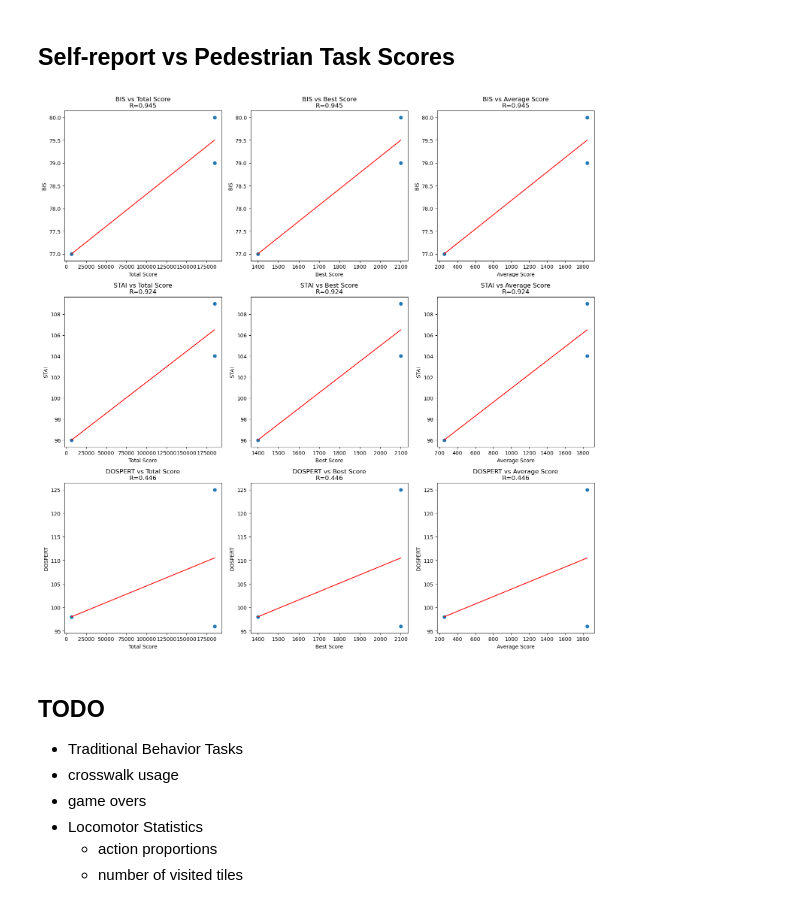
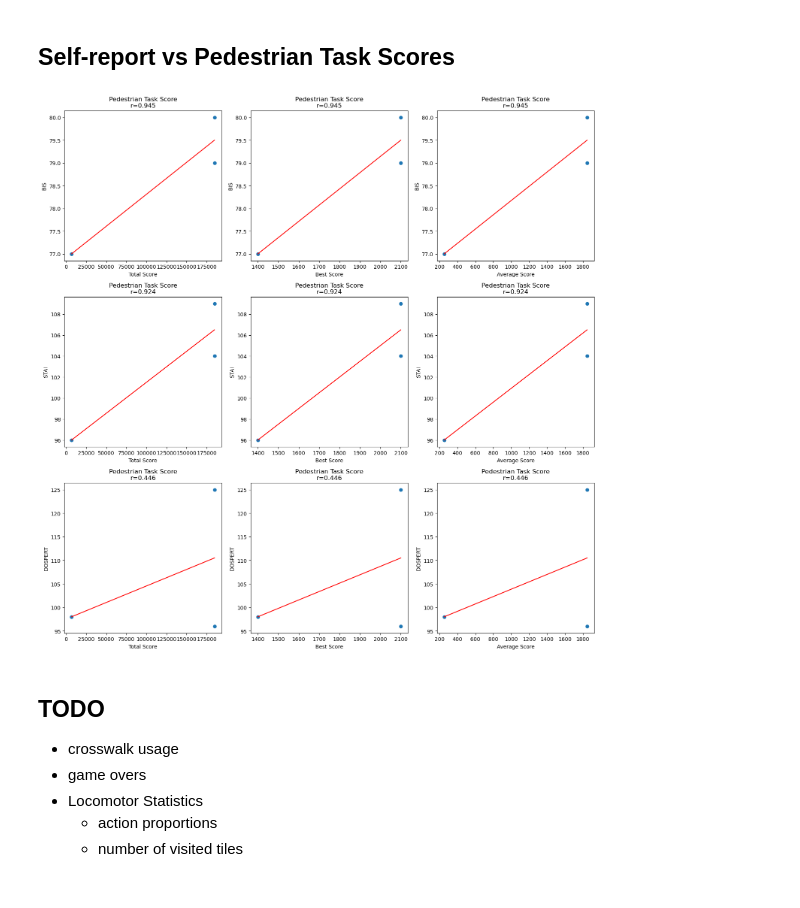
Before and after one commit to bugoverdose/PedestrianEnv, a Jupyter notebook: analysis/correlations.ipynb, the cells around one changed output. Saved outputs shown, nothing was run; the diff lists cells and outputs as text; code cells hidden in the pictures.

Commit message:
feat(analysis): setup traditional behavior task correlation plots

```diff
--- a/analysis/correlations.ipynb
+++ b/analysis/correlations.ipynb
@@ -37,6 +35,9 @@ df = pd.merge(df, penalty_df, on="subj_id", how="inner")
 df = pd.merge(df, action_proportion_df, on="subj_id", how="inner")
 df = pd.merge(df, visited_tiles_df, on="subj_id", how="inner")
 
+behavioral_task_df = load_behavioral_task_results(subj_ids)
+df = pd.merge(df, behavioral_task_df, on="subj_id", how="inner")
+
 df.head()
 # %% [output]
 Total Subjects: 3 ([100, 101, 102])
@@ -50,0 +54,12 @@ reversing CES-D_4: [4, 3, 2] => [1, 2, 3]
+# %%
+def scatter_plot_with_line_regression(plot, x, y, xlabel, ylabel, title):
+    plot.scatter(x, y)
+
+    slope, intercept, r_value, p_value, std_err = linregress(x, y)
+    line_x = np.linspace(x.min(), x.max(), 100)
+    line_y = slope * line_x + intercept
+    plot.plot(line_x, line_y, color="red")
+
+    plot.set_xlabel(xlabel)
+    plot.set_ylabel(ylabel)
+    plot.set_title(f"{title}\nr={r_value:.3f}")
@@ -50,0 +91,13 @@ reversing CES-D_4: [4, 3, 2] => [1, 2, 3]
+# %%
+fig, axes = plt.subplots(2, 3, figsize=(15, 10))
+title = "CRA"
+x = df["CRA_mean_alpha"]
+xlabel = "Risk Preference (alpha))"
+scatter_plot_with_line_regression(axes[0, 0], x, df["DOSPERT"], xlabel, "DOSPERT", title)
+scatter_plot_with_line_regression(axes[0, 1], x, df["DOSPERT_ETH"], xlabel, "Ethical Risk Taking", title)
+scatter_plot_with_line_regression(axes[0, 2], x, df["DOSPERT_FIN"], xlabel, "Financial Risk Taking", title)
+scatter_plot_with_line_regression(axes[1, 0], x, df["DOSPERT_HEA"], xlabel, "Health and Safety Risk Taking", title)
+scatter_plot_with_line_regression(axes[1, 1], x, df["DOSPERT_REC"], xlabel, "Recreational Risk Taking", title)
+scatter_plot_with_line_regression(axes[1, 2], x, df["DOSPERT_SOC"], xlabel, "Social Risk Taking", title)
+plt.tight_layout()
+plt.show()
@@ -53,39 +108,28 @@ reversing CES-D_4: [4, 3, 2] => [1, 2, 3]
 # %%
 questionnaires = [
     "BIS", # "BIS_motor", "BIS_nonplanning", "BIS_attentional",
     "STAI", # "STAI_S", "STAI_T",
     "DOSPERT", # "DOSPERT_ETH", "DOSPERT_FIN", "DOSPERT_HEA", "DOSPERT_REC", "DOSPERT_SOC"
 ]
 row_count = len(questionnaires)
 
-fig, axes = plt.subplots(row_count, 3, figsize=(15, 15))
+fig, axes = plt.subplots(row_count, 3, figsize=(15, 5 * row_count))
 for i in range(row_count):
     questionnaire = questionnaires[i]
     scores = ["total_score_full", "best_score_full", "average_score_full"]
     xlabels = ["Total Score", "Best Score", "Average Score"]
     for j in range(3):
         x = df[scores[j]]
         y = df[questionnaire]
-
-        axes[i, j].scatter(x, y)
-
-        slope, intercept, r_value, p_value, std_err = linregress(x, y)
-        line_x = np.linspace(x.min(), x.max(), 100)
-        line_y = slope * line_x + intercept
-        axes[i, j].plot(line_x, line_y, color="red")
-
-        axes[i, j].set_xlabel(xlabels[j])
-        axes[i, j].set_ylabel(questionnaire)
-        axes[i, j].set_title(f"{questionnaire} vs {xlabels[j]}\nR={r_value:.3f}")
+        scatter_plot_with_line_regression(axes[i, j], x, y, xlabels[j], questionnaire, title="Pedestrian Task Score")
 
 plt.tight_layout()
 plt.show()
 # %% [output]
-[figure, old version]
+[figure, new version]
 # %% [markdown]
 ## TODO
 
-- Traditional Behavior Tasks
 - crosswalk usage
 - game overs
 - Locomotor Statistics
```
Also changed, not shown: parts of 9 cells of this notebook, 5 other files.
